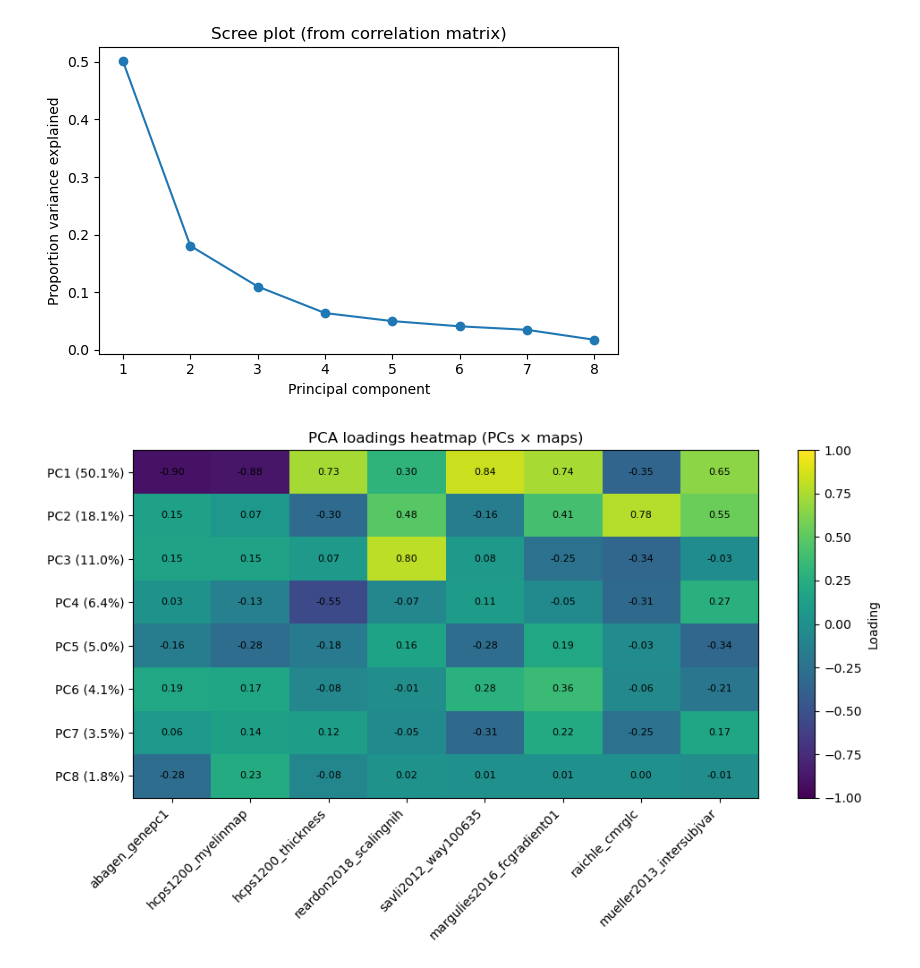
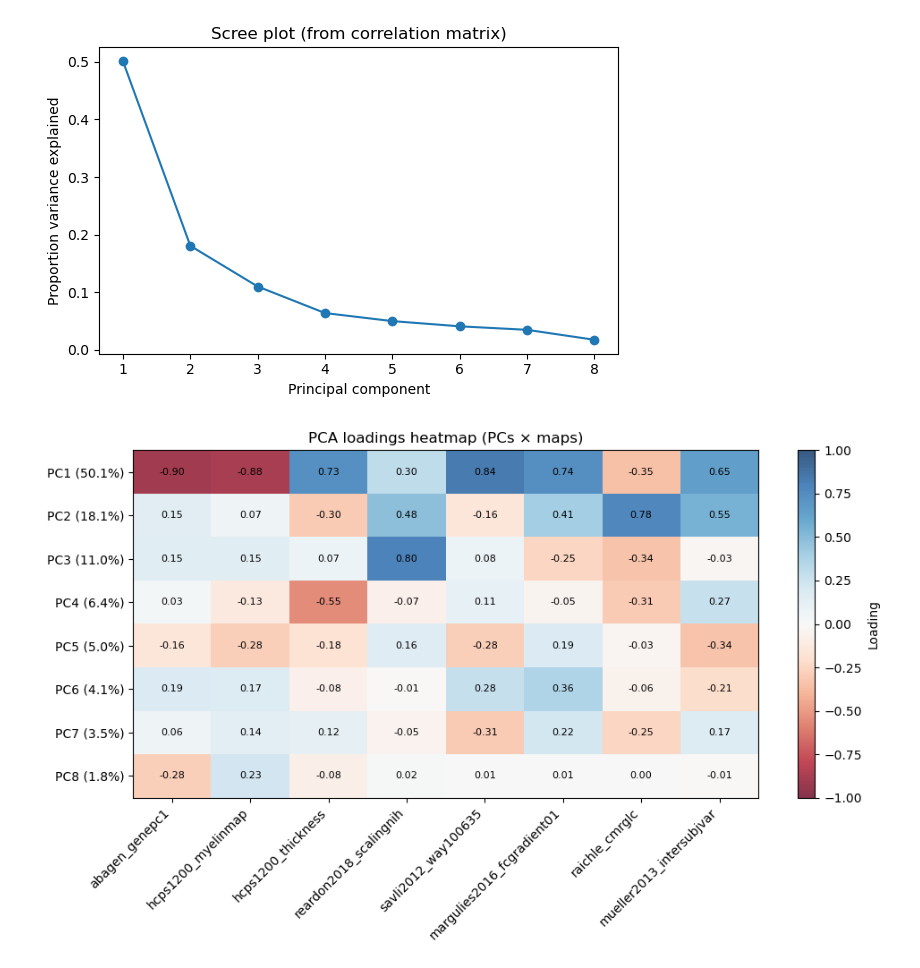
Before and after one commit to kesouder/BrainMap_Analysis, a Jupyter notebook: main.ipynb, the cells around one changed output. Cells and saved outputs as stored; diff of their text form; code cells hidden in the pictures.

```diff
--- a/main.ipynb
+++ b/main.ipynb
@@ -498,17 +498,17 @@ plt.show()
 # %%
 L = loadings.T  # (8 PCs, 8 maps)
 plt.figure(figsize=(10, 6))
-im = plt.imshow(L, aspect="auto", vmin=-1, vmax=1)
+im = plt.imshow(L, aspect="auto", vmin=-1, vmax=1, cmap='RdBu', alpha=0.8)
 # axis labels
 plt.xticks(np.arange(len(names)), names, rotation=45, ha="right")
 plt.yticks(np.arange(len(L)), [f"PC{i+1} ({var_exp[i]:.1%})" for i in range(len(L))])
 plt.title("PCA loadings heatmap (PCs × maps)")
 # annotate each cell value
 for i in range(len(L)):
     for j in range(len(names)):
         plt.text(j, i, f"{L[i, j]:.2f}", ha="center", va="center", fontsize=8)
 plt.colorbar(im, label="Loading")
 plt.tight_layout()
 plt.show()
 # %% [output]
-[figure, old version]
+[figure, new version]
```
Also changed, not shown: parts of 7 cells of this notebook.
